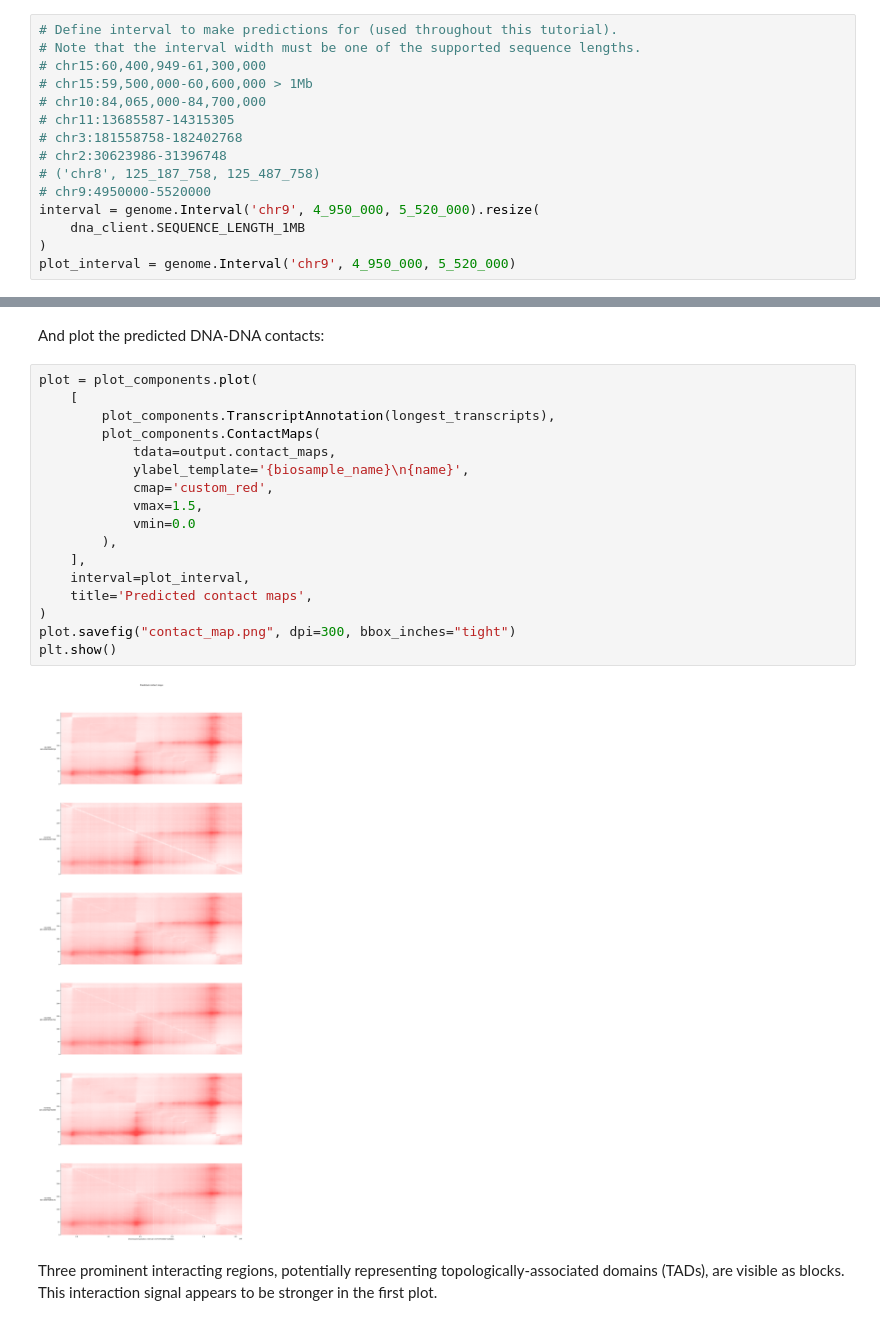
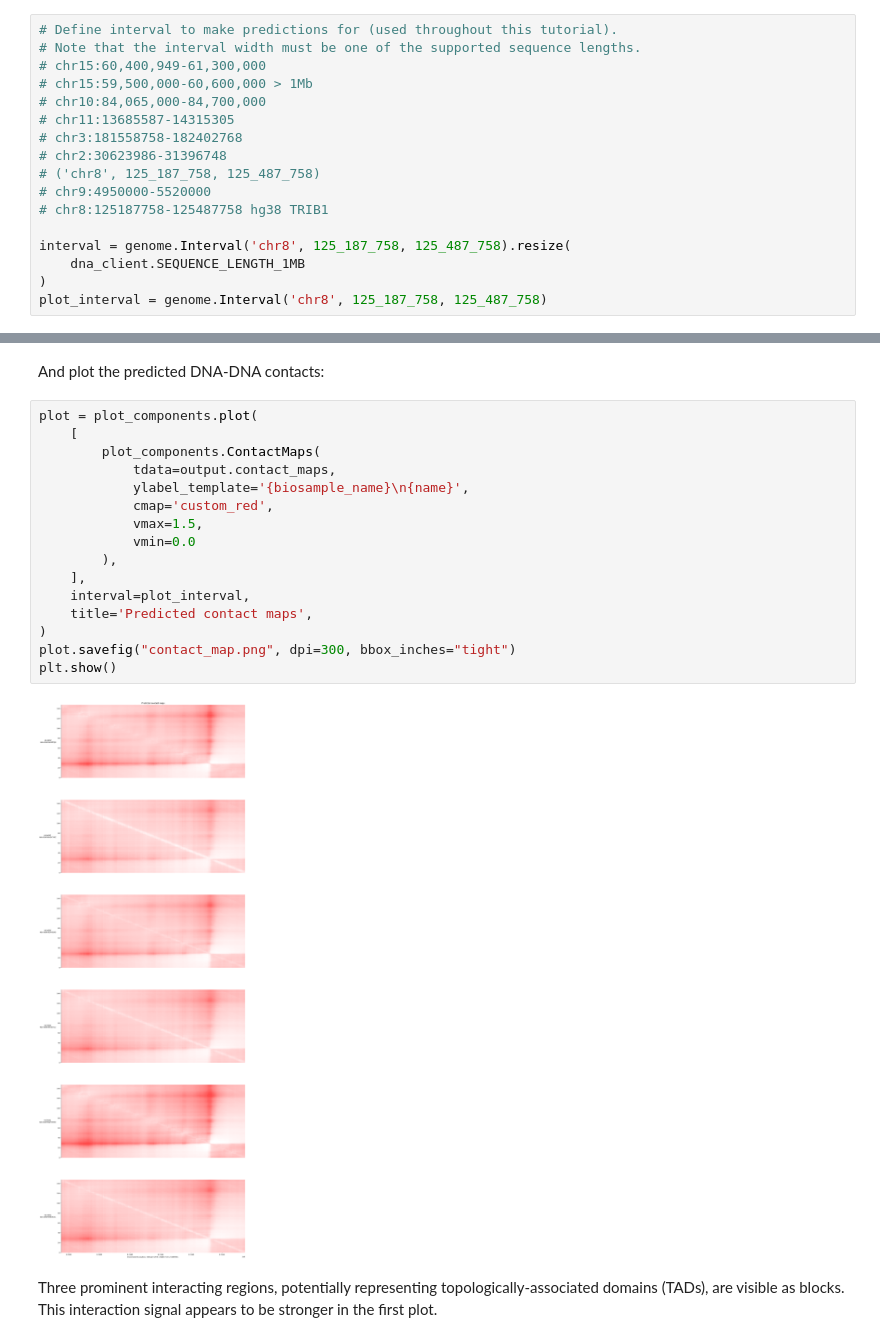
Before and after one commit to langxiuyuan/Gene520-Fall-2025, a Jupyter notebook: colabs/visualization_modality_tour.ipynb, the cells around one changed output, grey strips where cells are left out. Cells and saved outputs as stored; diff of their text form.

```diff
--- a/colabs/visualization_modality_tour.ipynb
+++ b/colabs/visualization_modality_tour.ipynb
@@ -858,10 +858,12 @@ mpl.colormaps.register(custom_cmap)
 # chr2:30623986-31396748
 # ('chr8', 125_187_758, 125_487_758)
 # chr9:4950000-5520000
-interval = genome.Interval('chr9', 4_950_000, 5_520_000).resize(
+# chr8:125187758-125487758 hg38 TRIB1
+
+interval = genome.Interval('chr8', 125_187_758, 125_487_758).resize(
     dna_client.SEQUENCE_LENGTH_1MB
 )
-plot_interval = genome.Interval('chr9', 4_950_000, 5_520_000)
+plot_interval = genome.Interval('chr8', 125_187_758, 125_487_758)
 # %%
 ontology_terms = [
     'EFO:0003042',  # EFO:0001196 IMR90.  EFO:0003042 6 H1-hESCs
@@ -877,22 +879,21 @@ And plot the predicted DNA-DNA contacts:
 # %%
 plot = plot_components.plot(
     [
-        plot_components.TranscriptAnnotation(longest_transcripts),
         plot_components.ContactMaps(
             tdata=output.contact_maps,
             ylabel_template='{biosample_name}\n{name}',
             cmap='custom_red',
             vmax=1.5,
             vmin=0.0
         ),
     ],
     interval=plot_interval,
     title='Predicted contact maps',
 )
 plot.savefig("contact_map.png", dpi=300, bbox_inches="tight")
 plt.show()
 # %% [output]
-[figure, old version]
+[figure, new version]
 # %% [markdown]
 Three prominent interacting regions, potentially representing
 topologically-associated domains (TADs), are visible as blocks. This interaction
```
Also changed, not shown: parts of 4 cells of this notebook.
